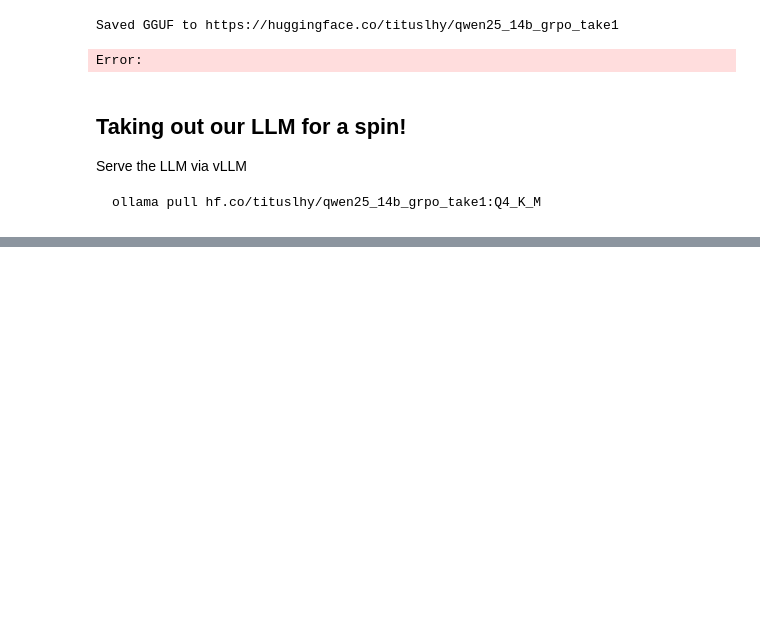
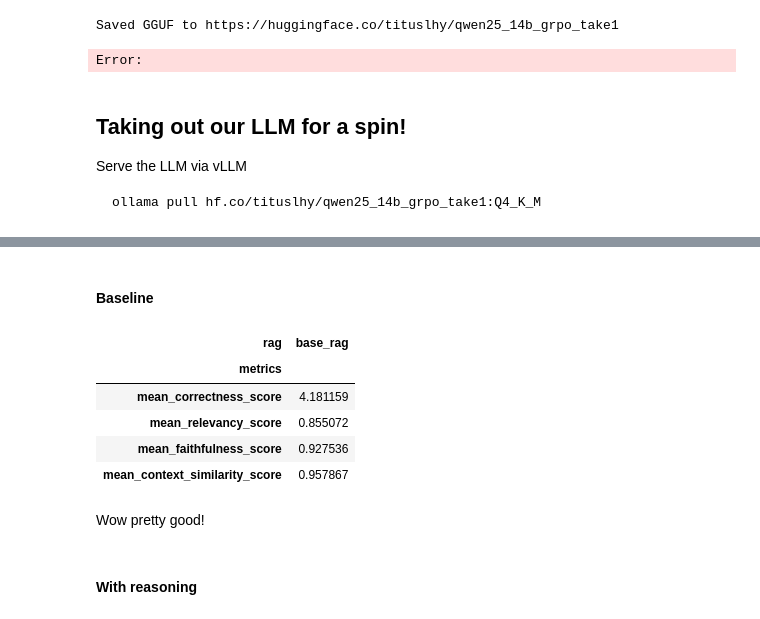
Before and after one commit to tituslhy/ideal-palm-tree, a Jupyter notebook: notebooks/3b. qwen25_14b_grpo.ipynb, the cells around one changed output, grey strips where cells are left out. Cells and saved outputs as stored; diff of their text form; code cells hidden in the pictures; blank space fills up the shorter version.

```diff
--- a/notebooks/3b. qwen25_14b_grpo.ipynb
+++ b/notebooks/3b. qwen25_14b_grpo.ipynb
@@ -356,0 +669,5 @@ ollama pull hf.co/tituslhy/qwen25_14b_grpo_take1:Q4_K_M
+# %%
+index = VectorStoreIndex.from_documents(docs)
+# %%
+base_llm = Ollama(model="qwen2.5:14b")
+base_query_engine = index.as_query_engine(similarity_top_k=6, llm=base_llm)
@@ -356,0 +676,24 @@ ollama pull hf.co/tituslhy/qwen25_14b_grpo_take1:Q4_K_M
+# %% [markdown]
+#### Baseline
+# %%
+base_evaluator = RagEvaluatorPack(
+    query_engine=base_query_engine,
+    rag_dataset=qa_dataset,
+    judge_llm=Settings.llm, #use the same llm that we use to create the dataset to judge
+    embed_model=Settings.embed_model
+)
+# %%
+base_df = base_evaluator.run()
+# %%
+base_df
+# %% [output]
+| rag | base_rag |
+| metrics |  |
+| mean_correctness_score | 4.181159 |
+| mean_relevancy_score | 0.855072 |
+| mean_faithfulness_score | 0.927536 |
+| mean_context_similarity_score | 0.957867 |
+# %% [markdown]
+Wow pretty good!
+# %% [markdown]
+#### With reasoning
```
Also changed, not shown: parts of 18 cells of this notebook, 2 other files.
